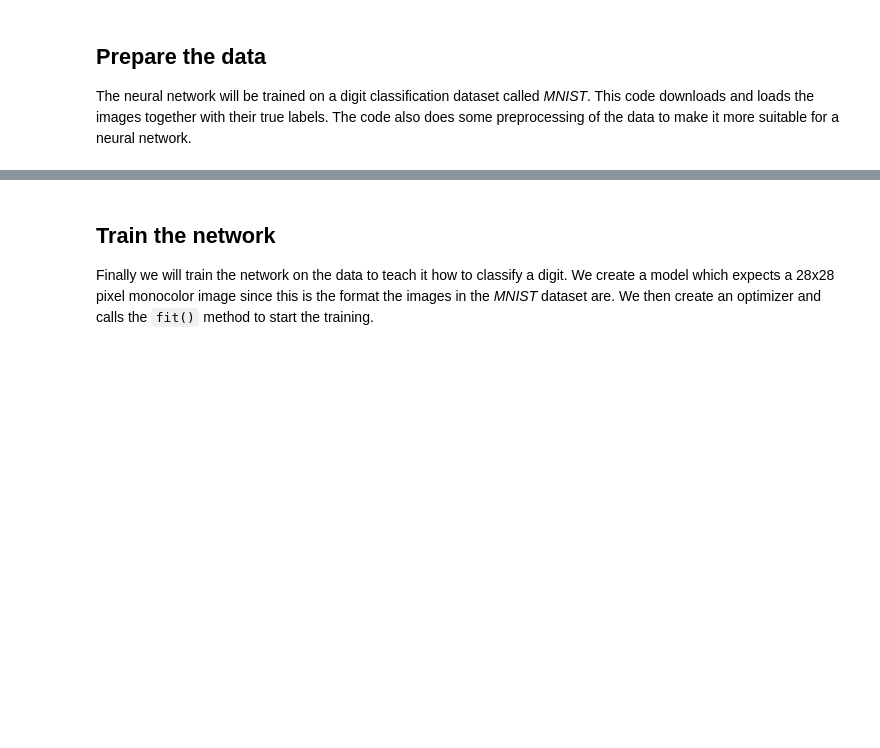
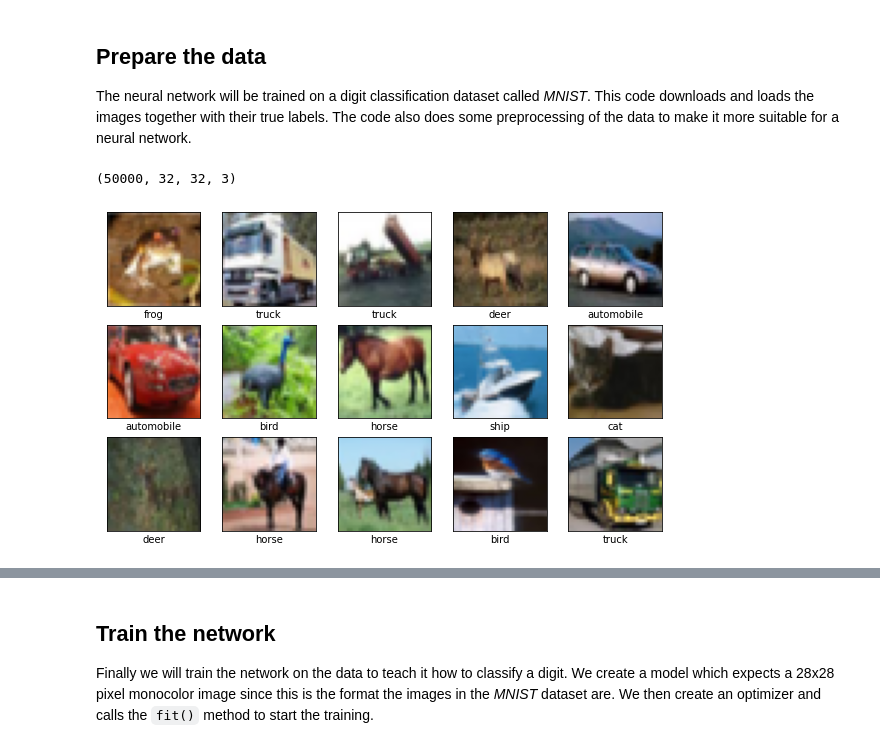
Before and after one commit to TheKeiser/ai-ml-principles-exercises, a Jupyter notebook: ML-training/logging-trainings-with-WandB/Inlamning1.ipynb, the cells around one changed output, grey strips where cells are left out. Cells and saved outputs as stored; diff of their text form; code cells hidden in the pictures; blank space fills up the shorter version.

```diff
--- a/ML-training/logging-trainings-with-WandB/Inlamning1.ipynb
+++ b/ML-training/logging-trainings-with-WandB/Inlamning1.ipynb
@@ -51,21 +84,21 @@ def create_cnn(input_shape, output_classes):
 ## Prepare the data
 The neural network will be trained on a digit classification dataset called *MNIST*. This code downloads and loads the images together with their true labels. The code also does some preprocessing of the data to make it more suitable for a neural network.
 # %%
-def get_mnist_data(): #fashion data installed
+def get_cifar_data(): #fashion data installed
     # Load the data and split it between train and test sets
-    (x_train, y_train), (x_test, y_test) = keras.datasets.fashion_mnist.load_data()
+    (image_train, label_train), (image_test, label_test) = datasets.cifar10.load_data()
 
     # Scale images to the [0, 1] range
-    x_train = x_train.astype("float32") / 255
-    x_test = x_test.astype("float32") / 255
+    image_train = image_train / 255.0 #image_train.astype("float32") / 255
+    image_test = image_test / 255.0 #image_test.astype("float32") / 255
 
     # Make sure images have shape (28, 28, 1)
-    x_train = np.expand_dims(x_train, -1)
-    x_test = np.expand_dims(x_test, -1)
+    #x_train = np.expand_dims(x_train, -1)
+    #x_test = np.expand_dims(x_test, -1)
 
     # convert class vectors to binary class matrices
     num_classes = 10
-    y_train = keras.utils.to_categorical(y_train, num_classes)
-    y_test = keras.utils.to_categorical(y_test, num_classes)
+    label_train = keras.utils.to_categorical(label_train, num_classes)
+    label_test = keras.utils.to_categorical(label_test, num_classes)
 
-    return (x_train, y_train), (x_test, y_test)
+    return (image_train, label_train), (image_test, label_test)
@@ -71,0 +110,23 @@ def get_mnist_data(): #fashion data installed
+# %%
+image_train, label_train = get_cifar_data()[0]
+# %%
+image_train.shape
+# %% [output]
+(50000, 32, 32, 3)
+# %%
+class_names = ['airplane', 'automobile', 'bird', 'cat', 'deer',
+               'dog', 'frog', 'horse', 'ship', 'truck']
+
+plt.figure(figsize=(10,10))
+for i in range(15):
+    plt.subplot(5,5,i+1)
+    plt.xticks([])
+    plt.yticks([])
+    plt.grid(False)
+    plt.imshow(image_train[i])
+    # The CIFAR labels happen to be arrays,
+    # which is why you need the extra index
+    plt.xlabel(class_names[label_train[i][0]])
+plt.show()
+# %% [output]
+[figure, added]
```
Also changed, not shown: parts of 11 cells of this notebook.
